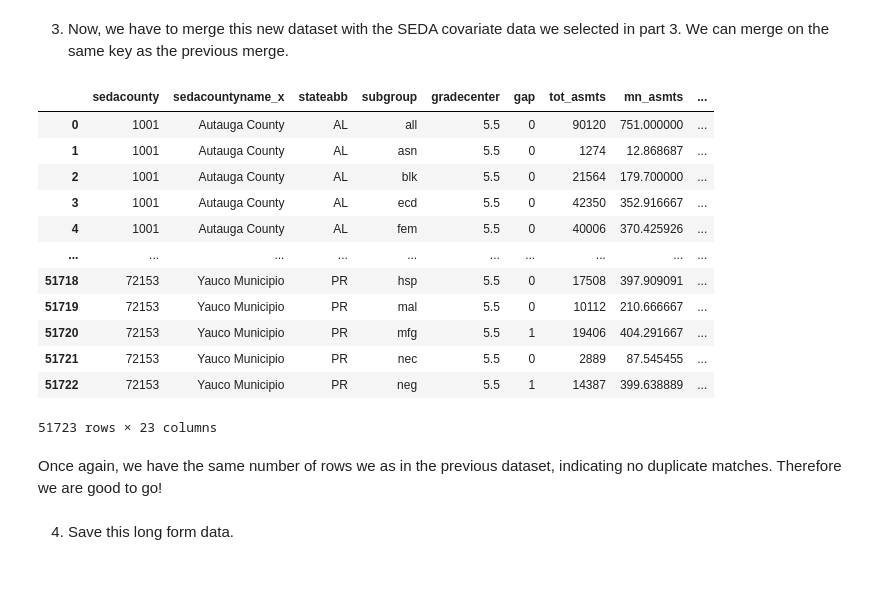
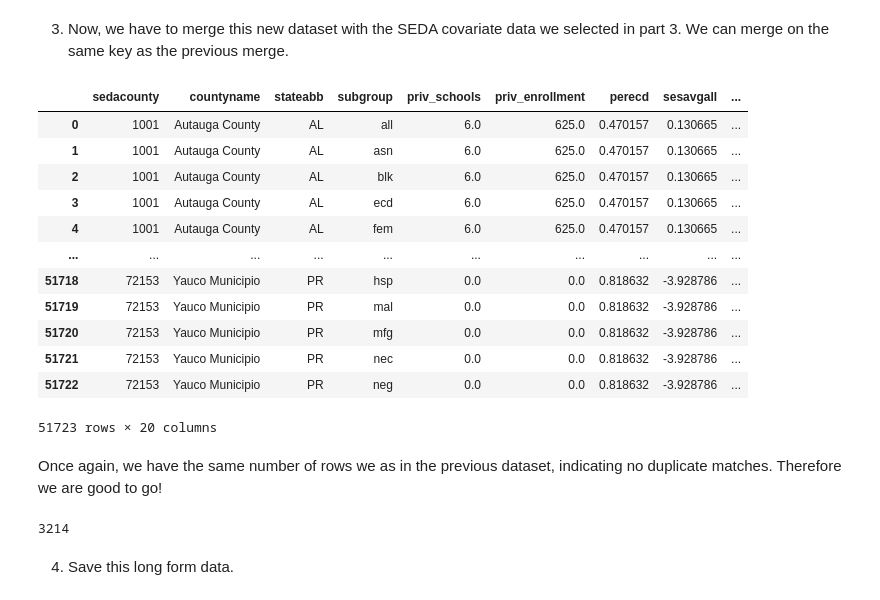
Before and after one commit to janetmalzahn/info2950proj, a Jupyter notebook: Private School.ipynb, the cells around one changed output. Saved outputs shown, nothing was run; the diff lists cells and outputs as text; code cells hidden in the pictures.

```diff
--- a/Private School.ipynb
+++ b/Private School.ipynb
@@ -246,26 +226,41 @@ print(seda_hifld_merged_long.shape)
 2. Note that we end with the same number of columns that we started with. This indicuates that each FIPS ID from the HIFLD dataset is uniquely matched to one in the SEDA.
 # %% [markdown]
 3. Now, we have to merge this new dataset with the SEDA covariate data we selected in part 3. We can merge on the same key as the previous merge.
-# %%
-## Second merge with seda_cov
-final_merged_long = seda_hifld_merged_long.merge(seda_cov, how='left', on='sedacounty')
-final_merged_long
-# %% [output]
-|  | sedacounty | sedacountyname_x | stateabb | subgroup | gradecenter | gap | tot_asmts | mn_asmts | ... |
-| 0 | 1001 | Autauga County | AL | all | 5.5 | 0 | 90120 | 751.000000 | ... |
-| 1 | 1001 | Autauga County | AL | asn | 5.5 | 0 | 1274 | 12.868687 | ... |
-| 2 | 1001 | Autauga County | AL | blk | 5.5 | 0 | 21564 | 179.700000 | ... |
-| 3 | 1001 | Autauga County | AL | ecd | 5.5 | 0 | 42350 | 352.916667 | ... |
-| 4 | 1001 | Autauga County | AL | fem | 5.5 | 0 | 40006 | 370.425926 | ... |
-| ... | ... | ... | ... | ... | ... | ... | ... | ... | ... |
-| 51718 | 72153 | Yauco Municipio | PR | hsp | 5.5 | 0 | 17508 | 397.909091 | ... |
-| 51719 | 72153 | Yauco Municipio | PR | mal | 5.5 | 0 | 10112 | 210.666667 | ... |
-| 51720 | 72153 | Yauco Municipio | PR | mfg | 5.5 | 1 | 19406 | 404.291667 | ... |
-| 51721 | 72153 | Yauco Municipio | PR | nec | 5.5 | 0 | 2889 | 87.545455 | ... |
-| 51722 | 72153 | Yauco Municipio | PR | neg | 5.5 | 1 | 14387 | 399.638889 | ... |
-51723 rows × 23 columns
+# %%
+## Second merge with seda_cov
+all_merged_long = seda_hifld_merged_long.merge(seda_cov, how='left', on='sedacounty')
+# Drop columns with repetitive information
+all_merged_long = all_merged_long.drop(labels = ['sedacountyname_y', 'state', 'countyfips'], axis = 1)
+# Rename columns renamed in merge
+all_merged_long = all_merged_long.rename(columns = {'sedacountyname_x' : 'countyname'})
+# Rearrange columns for ease of viewing
+cols = all_merged_long.columns
+all_merged_long = all_merged_long[['sedacounty', 'countyname', 'stateabb', 'subgroup', 'priv_schools',
+                                    'priv_enrollment', 'perecd', 'sesavgall', 'gradecenter', 'gap',
+                                    'tot_asmts', 'mn_asmts', 'cs_mn_avg_ol', 'cs_mn_coh_ol', 'cs_mn_grd_ol',
+                                    'cs_mn_mth_ol', 'cs_mn_avg_ol_se', 'cs_mn_coh_ol_se','cs_mn_grd_ol_se',
+                                    'cs_mn_mth_ol_se']]
+all_merged_long
+# %% [output]
+|  | sedacounty | countyname | stateabb | subgroup | priv_schools | priv_enrollment | perecd | sesavgall | ... |
+| 0 | 1001 | Autauga County | AL | all | 6.0 | 625.0 | 0.470157 | 0.130665 | ... |
+| 1 | 1001 | Autauga County | AL | asn | 6.0 | 625.0 | 0.470157 | 0.130665 | ... |
+| 2 | 1001 | Autauga County | AL | blk | 6.0 | 625.0 | 0.470157 | 0.130665 | ... |
+| 3 | 1001 | Autauga County | AL | ecd | 6.0 | 625.0 | 0.470157 | 0.130665 | ... |
+| 4 | 1001 | Autauga County | AL | fem | 6.0 | 625.0 | 0.470157 | 0.130665 | ... |
+| ... | ... | ... | ... | ... | ... | ... | ... | ... | ... |
+| 51718 | 72153 | Yauco Municipio | PR | hsp | 0.0 | 0.0 | 0.818632 | -3.928786 | ... |
+| 51719 | 72153 | Yauco Municipio | PR | mal | 0.0 | 0.0 | 0.818632 | -3.928786 | ... |
+| 51720 | 72153 | Yauco Municipio | PR | mfg | 0.0 | 0.0 | 0.818632 | -3.928786 | ... |
+| 51721 | 72153 | Yauco Municipio | PR | nec | 0.0 | 0.0 | 0.818632 | -3.928786 | ... |
+| 51722 | 72153 | Yauco Municipio | PR | neg | 0.0 | 0.0 | 0.818632 | -3.928786 | ... |
+51723 rows × 20 columns
 # %% [markdown]
 Once again, we have the same number of rows we as in the previous dataset, indicating no duplicate matches. Therefore we are good to go!
+# %%
+len(pd.unique(all_merged_long.sedacounty))
+# %% [output]
+3214
 # %% [markdown]
 4. Save this long form data.
 # %%
```
Also changed, not shown: parts of 15 cells of this notebook, 2 other files.
